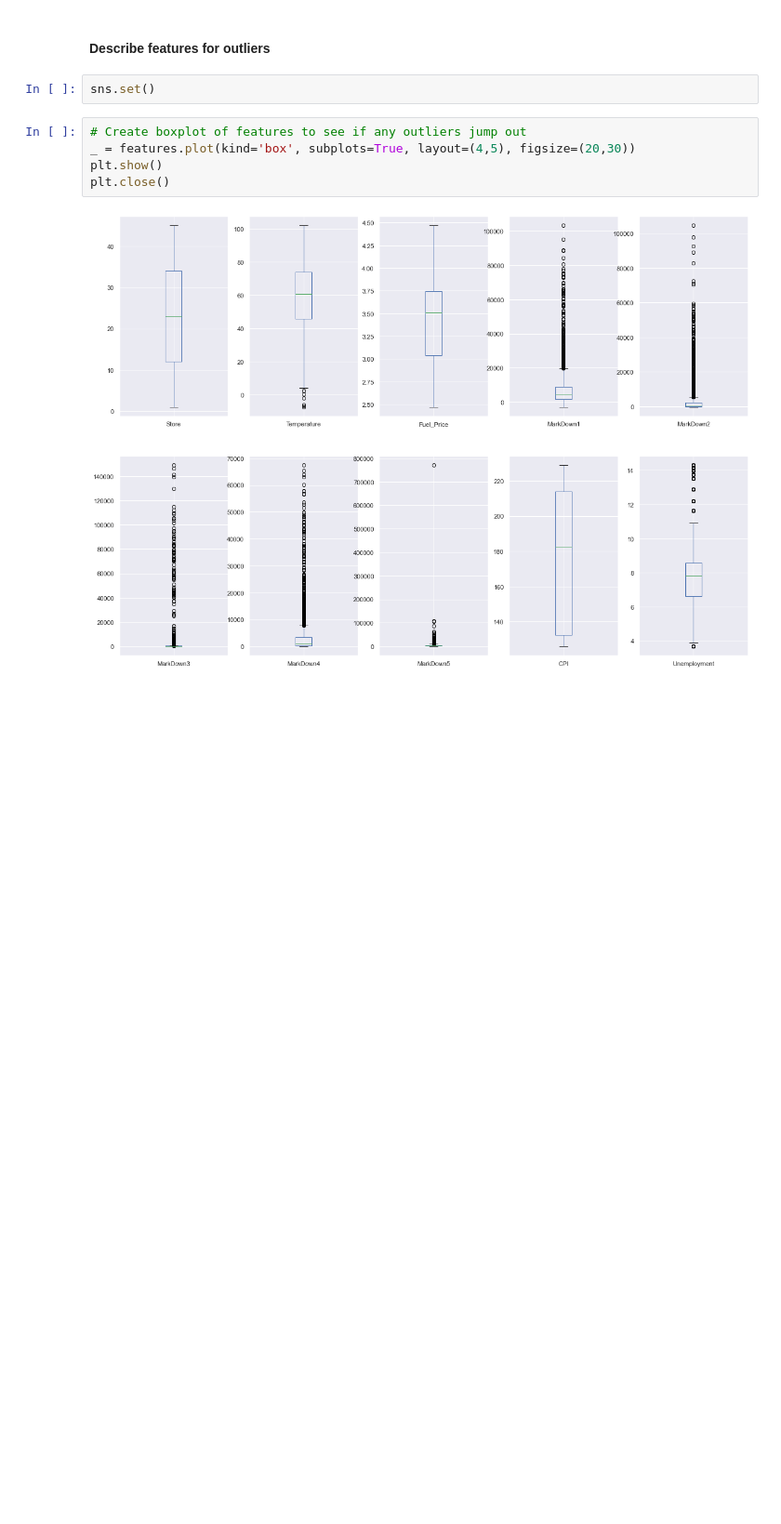
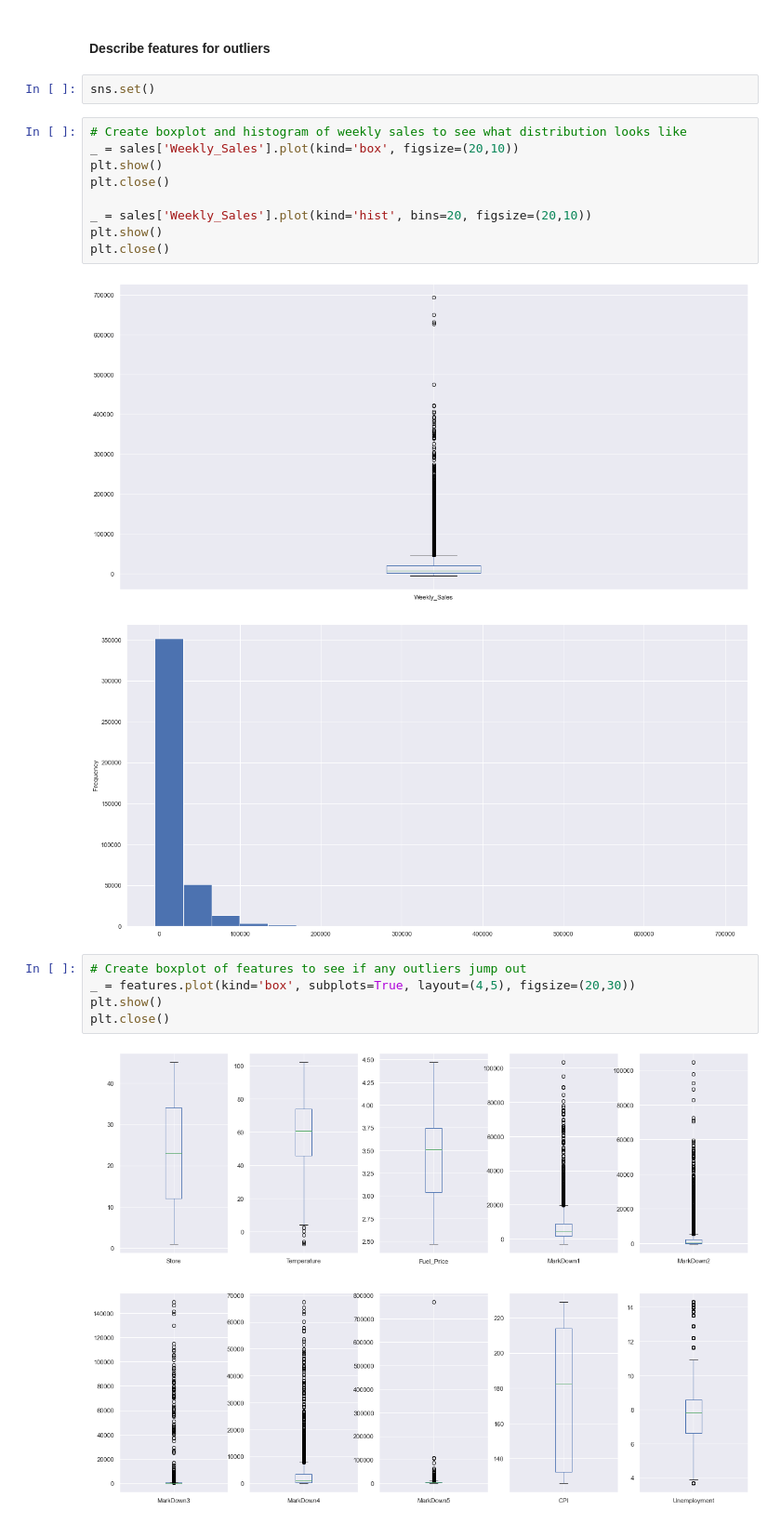
Before and after one commit to Dylan-C-Neal/capstone1-retail_forecasting, a Jupyter notebook: notebooks/C1S1_DataWrangling.ipynb, the cells around one changed output. Shown at 93% size. Saved outputs shown, nothing was run; the diff lists cells and outputs as text; blank space fills up the shorter version.

Commit message:
Added charts for sales

```diff
--- a/notebooks/C1S1_DataWrangling.ipynb
+++ b/notebooks/C1S1_DataWrangling.ipynb
@@ -112,6 +112,18 @@ features['Date'] = pd.to_datetime(features['Date'])
 #### Describe features for outliers
 # %%
 sns.set()
+# %%
+# Create boxplot and histogram of weekly sales to see what distribution looks like
+_ = sales['Weekly_Sales'].plot(kind='box', figsize=(20,10))
+plt.show()
+plt.close()
+
+_ = sales['Weekly_Sales'].plot(kind='hist', bins=20, figsize=(20,10))
+plt.show()
+plt.close()
+# %% [output]
+[figure, added]
+[figure, added]
 # %%
 # Create boxplot of features to see if any outliers jump out
 _ = features.plot(kind='box', subplots=True, layout=(4,5), figsize=(20,30))
```
